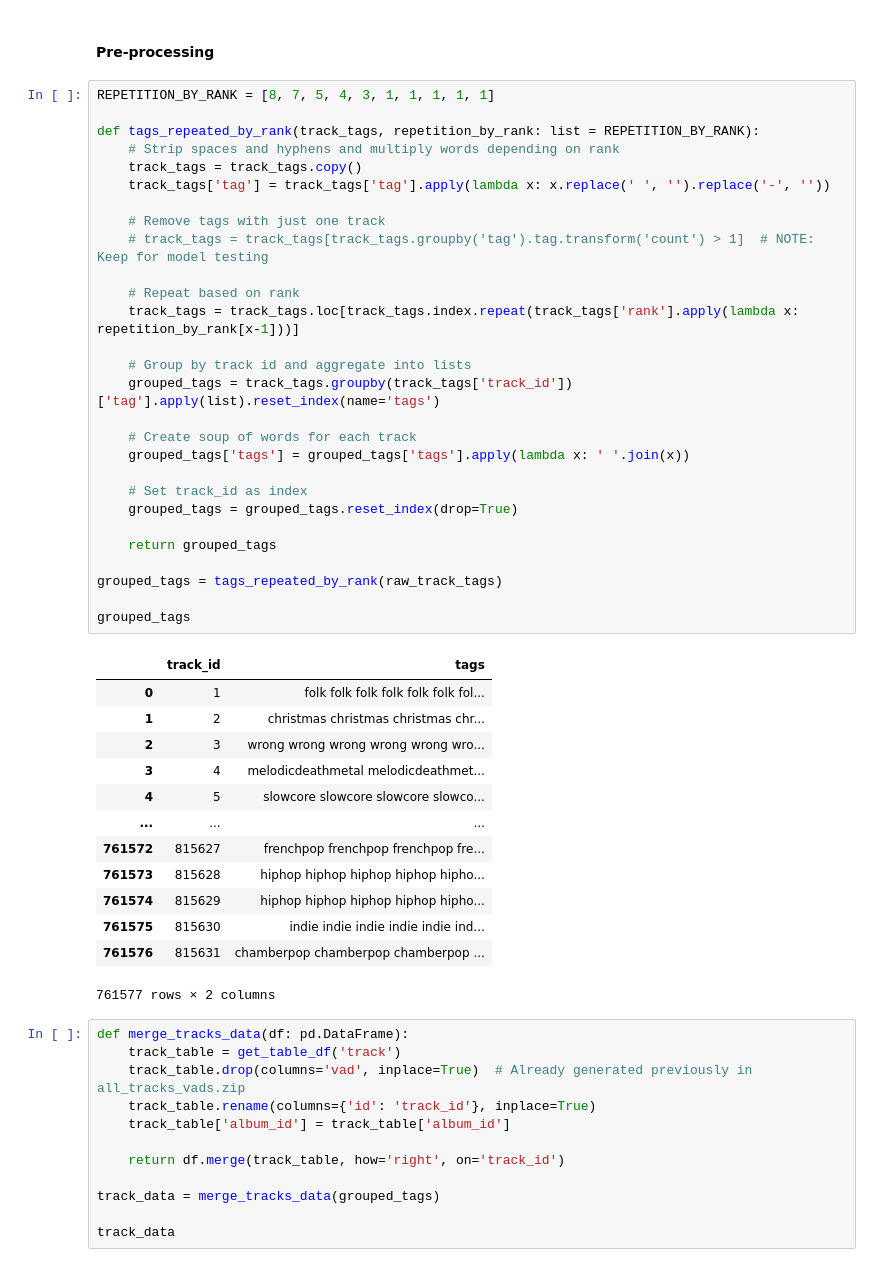
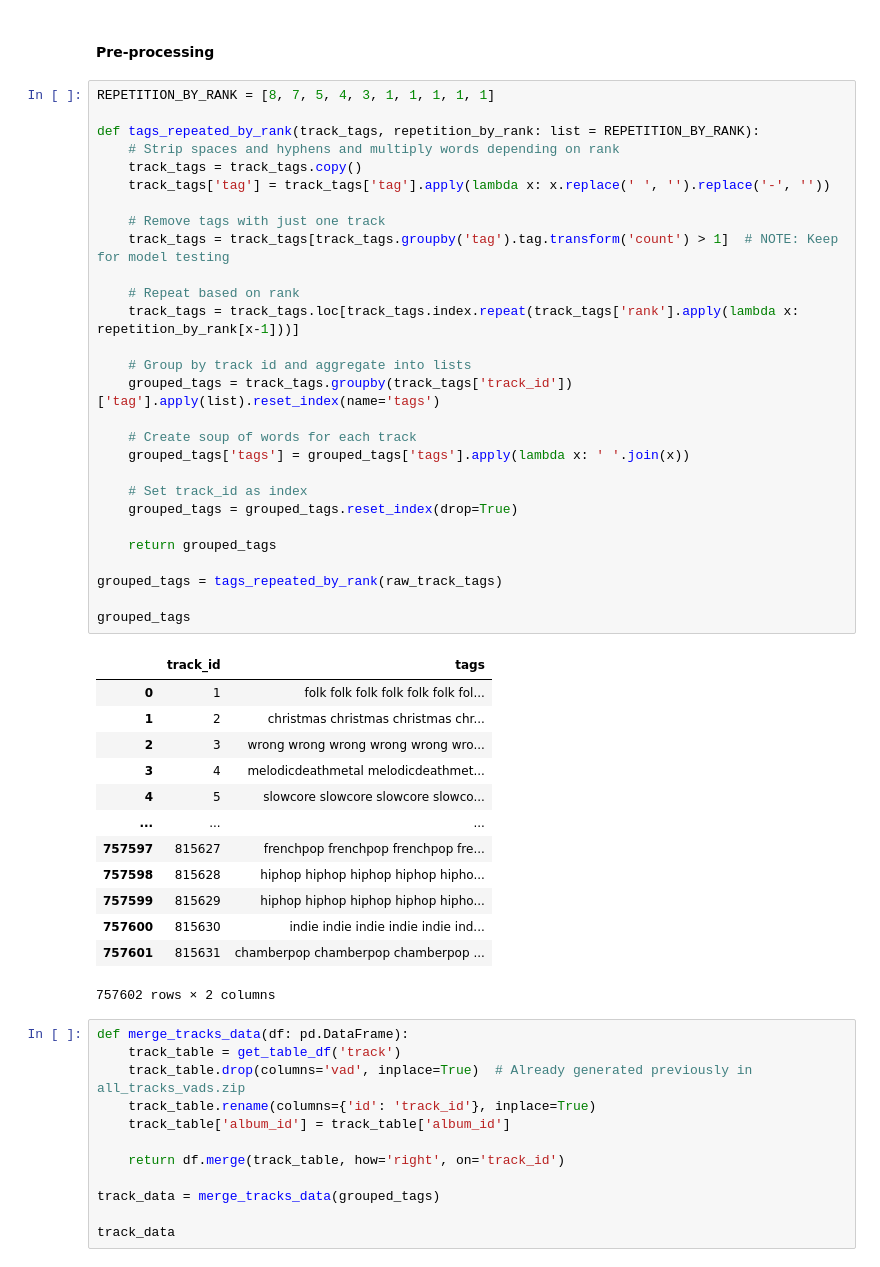
Before and after one commit to Acervans/lastfm_RS, a Jupyter notebook: lastfm_RS/backend/research/generate_recsys_data.ipynb, the cells around one changed output. Drawn from its saved outputs; the diff is of its cells as text.

```diff
--- a/lastfm_RS/backend/research/generate_recsys_data.ipynb
+++ b/lastfm_RS/backend/research/generate_recsys_data.ipynb
@@ -446,40 +446,40 @@ def tags_repeated_by_rank(track_tags, repetition_by_rank: list = REPETITION_BY_R
     track_tags = track_tags.copy()
     track_tags['tag'] = track_tags['tag'].apply(lambda x: x.replace(' ', '').replace('-', ''))
 
     # Remove tags with just one track
-    # track_tags = track_tags[track_tags.groupby('tag').tag.transform('count') > 1]  # NOTE: Keep for model testing
+    track_tags = track_tags[track_tags.groupby('tag').tag.transform('count') > 1]  # NOTE: Keep for model testing
 
     # Repeat based on rank
     track_tags = track_tags.loc[track_tags.index.repeat(track_tags['rank'].apply(lambda x: repetition_by_rank[x-1]))]
 
     # Group by track id and aggregate into lists
     grouped_tags = track_tags.groupby(track_tags['track_id'])['tag'].apply(list).reset_index(name='tags')
 
     # Create soup of words for each track
     grouped_tags['tags'] = grouped_tags['tags'].apply(lambda x: ' '.join(x))
 
     # Set track_id as index
     grouped_tags = grouped_tags.reset_index(drop=True)
 
     return grouped_tags
 
 grouped_tags = tags_repeated_by_rank(raw_track_tags)
 
 grouped_tags
 # %% [output]
 |  | track_id | tags |
 | 0 | 1 | folk folk folk folk folk folk fol... |
 | 1 | 2 | christmas christmas christmas chr... |
 | 2 | 3 | wrong wrong wrong wrong wrong wro... |
 | 3 | 4 | melodicdeathmetal melodicdeathmet... |
 | 4 | 5 | slowcore slowcore slowcore slowco... |
 | ... | ... | ... |
-| 761572 | 815627 | frenchpop frenchpop frenchpop fre... |
-| 761573 | 815628 | hiphop hiphop hiphop hiphop hipho... |
-| 761574 | 815629 | hiphop hiphop hiphop hiphop hipho... |
-| 761575 | 815630 | indie indie indie indie indie ind... |
-| 761576 | 815631 | chamberpop chamberpop chamberpop ... |
+| 757597 | 815627 | frenchpop frenchpop frenchpop fre... |
+| 757598 | 815628 | hiphop hiphop hiphop hiphop hipho... |
+| 757599 | 815629 | hiphop hiphop hiphop hiphop hipho... |
+| 757600 | 815630 | indie indie indie indie indie ind... |
+| 757601 | 815631 | chamberpop chamberpop chamberpop ... |
-761577 rows × 2 columns
+757602 rows × 2 columns
 # %%
 def merge_tracks_data(df: pd.DataFrame):
     track_table = get_table_df('track')
```
Also changed, not shown: 2 other files.
